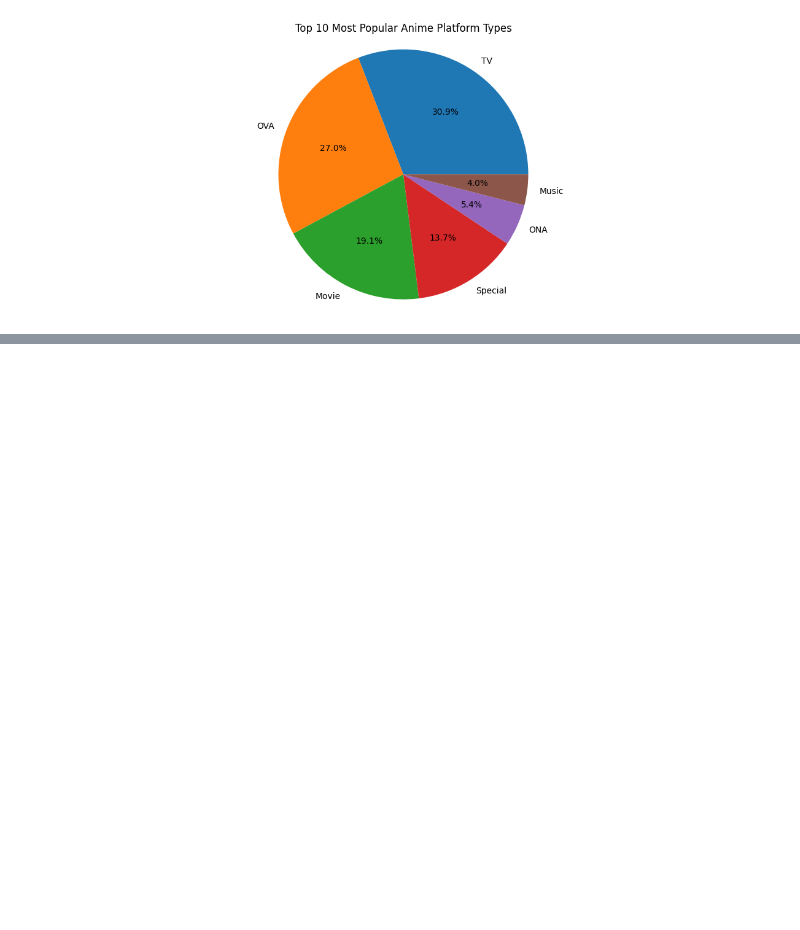
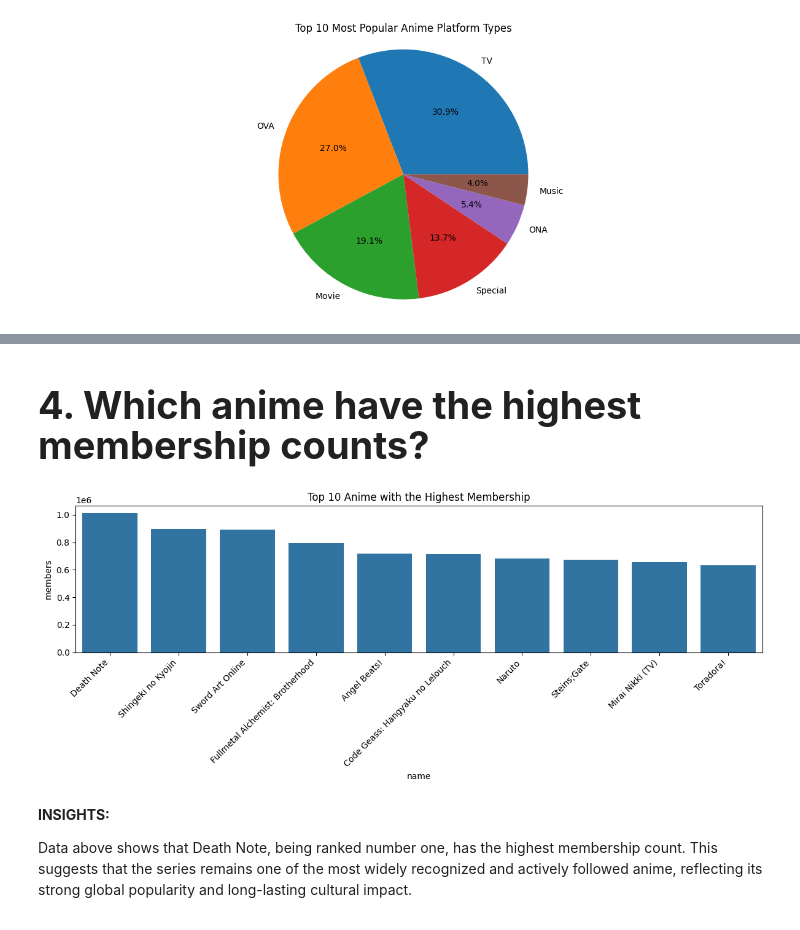
Before and after one commit to Uriyann/ITCS204---Codes, a Jupyter notebook: Hands-On_ComLab/HANDSON_ACT4_FINALS_-_PANDAS_&_SEABORN.ipynb, the cells around one changed output, grey strips where cells are left out. Drawn from its saved outputs; the diff is of its cells as text; code cells hidden in the pictures; blank space fills up the shorter version.

```diff
--- a/Hands-On_ComLab/HANDSON_ACT4_FINALS_-_PANDAS_&_SEABORN.ipynb
+++ b/Hands-On_ComLab/HANDSON_ACT4_FINALS_-_PANDAS_&_SEABORN.ipynb
@@ -98,0 +120,28 @@ See the caveats in the documentation: https://pandas.pydata.org/pandas-docs/stab
+# %% [markdown]
+<h1 style="font-size:38px; font-weight:bold;">
+4. Which anime have the highest membership counts?
+</h1>
+# %%
+# BAR CHART
+try:
+    anime_data
+except NameError:
+    anime_data = pd.read_csv("../_assets/csv_file/anime.csv")
+
+top_anime = anime_data.nlargest(10, 'members')[['name', 'members']]
+
+plt.figure(figsize=(12,5))
+sns.barplot(data=top_anime, x='name', y='members')
+plt.title("Top 10 Anime with the Highest Membership")
+plt.xticks(rotation=45, ha='right')
+plt.gcf().set_size_inches(15,8)
+plt.tight_layout()
+plt.show()
+# %% [output]
+[figure, added]
+# %% [markdown]
+<p>
+    <b>INSIGHTS:</b>
+    <br>
+    <p>Data above shows that Death Note, being ranked number one, has the highest membership count. This suggests that the series remains one of the most widely recognized and actively followed anime, reflecting its strong global popularity and long-lasting cultural impact.</p>
+</p>
```
Also changed, not shown: parts of 13 cells of this notebook.
